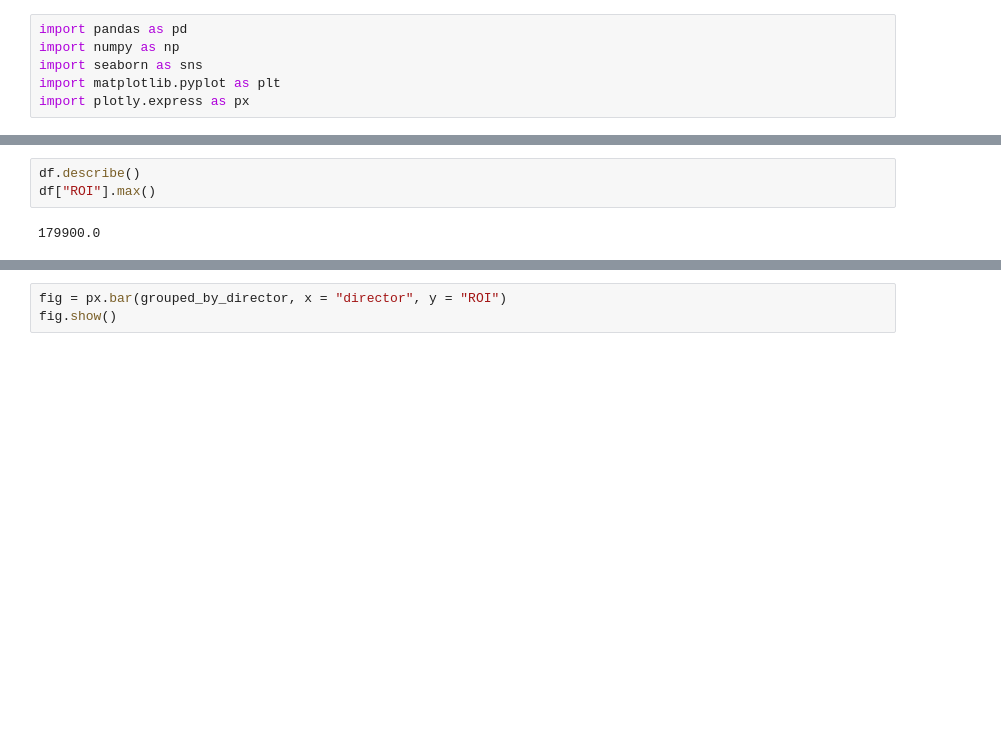
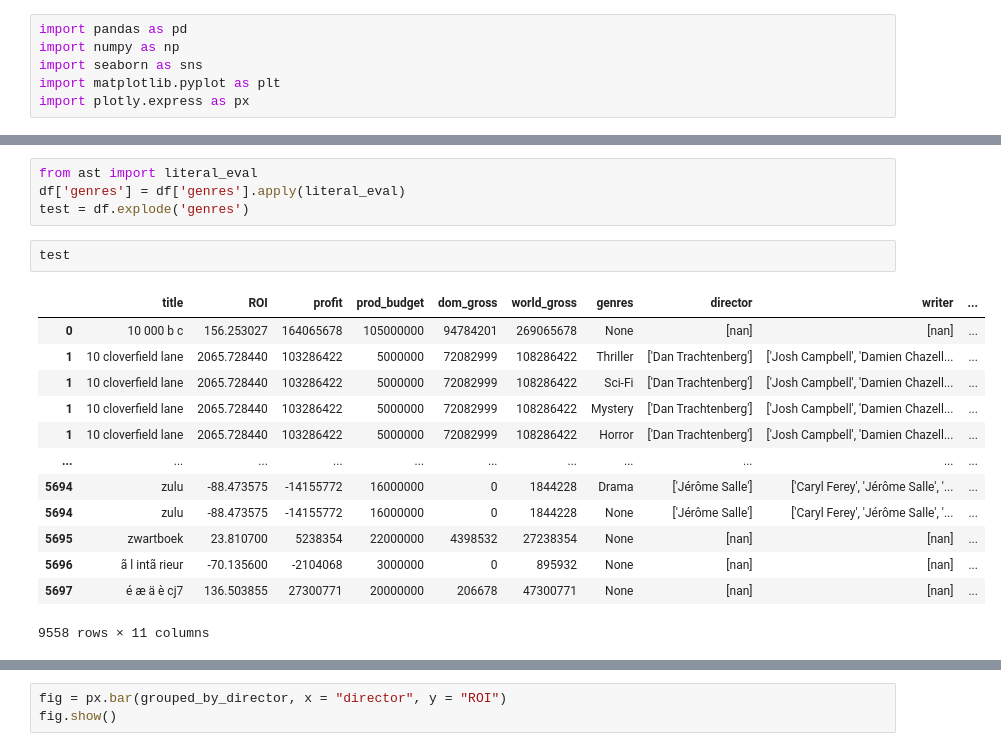
Before and after one commit to JoshuaGottlieb/Microsoft-Movie-Recommendation, a Jupyter notebook: Jocel-Folder/EDA.ipynb, the cells around one changed output, grey strips where cells are left out. Cells and saved outputs as stored; diff of their text form; blank space fills up the shorter version.

```diff
--- a/Jocel-Folder/EDA.ipynb
+++ b/Jocel-Folder/EDA.ipynb
@@ -93,6 +26,21 @@ df
-# %%
-df.describe()
-df["ROI"].max()
-# %% [output]
-179900.0
+# %%
+from ast import literal_eval
+df['genres'] = df['genres'].apply(literal_eval)
+test = df.explode('genres')
+# %%
+test
+# %% [output]
+|  | title | ROI | profit | prod_budget | dom_gross | world_gross | genres | director | writer | ... |
+| 0 | 10 000 b c | 156.253027 | 164065678 | 105000000 | 94784201 | 269065678 | None | [nan] | [nan] | ... |
+| 1 | 10 cloverfield lane | 2065.728440 | 103286422 | 5000000 | 72082999 | 108286422 | Thriller | ['Dan Trachtenberg'] | ['Josh Campbell', 'Damien Chazell... | ... |
+| 1 | 10 cloverfield lane | 2065.728440 | 103286422 | 5000000 | 72082999 | 108286422 | Sci-Fi | ['Dan Trachtenberg'] | ['Josh Campbell', 'Damien Chazell... | ... |
+| 1 | 10 cloverfield lane | 2065.728440 | 103286422 | 5000000 | 72082999 | 108286422 | Mystery | ['Dan Trachtenberg'] | ['Josh Campbell', 'Damien Chazell... | ... |
+| 1 | 10 cloverfield lane | 2065.728440 | 103286422 | 5000000 | 72082999 | 108286422 | Horror | ['Dan Trachtenberg'] | ['Josh Campbell', 'Damien Chazell... | ... |
+| ... | ... | ... | ... | ... | ... | ... | ... | ... | ... | ... |
+| 5694 | zulu | -88.473575 | -14155772 | 16000000 | 0 | 1844228 | Drama | ['Jérôme Salle'] | ['Caryl Ferey', 'Jérôme Salle', '... | ... |
+| 5694 | zulu | -88.473575 | -14155772 | 16000000 | 0 | 1844228 | None | ['Jérôme Salle'] | ['Caryl Ferey', 'Jérôme Salle', '... | ... |
+| 5695 | zwartboek | 23.810700 | 5238354 | 22000000 | 4398532 | 27238354 | None | [nan] | [nan] | ... |
+| 5696 | ã l intã rieur | -70.135600 | -2104068 | 3000000 | 0 | 895932 | None | [nan] | [nan] | ... |
+| 5697 | é æ ä è cj7 | 136.503855 | 27300771 | 20000000 | 206678 | 47300771 | None | [nan] | [nan] | ... |
+9558 rows × 11 columns
 # %%
```
Also changed, not shown: parts of 10 cells of this notebook.
